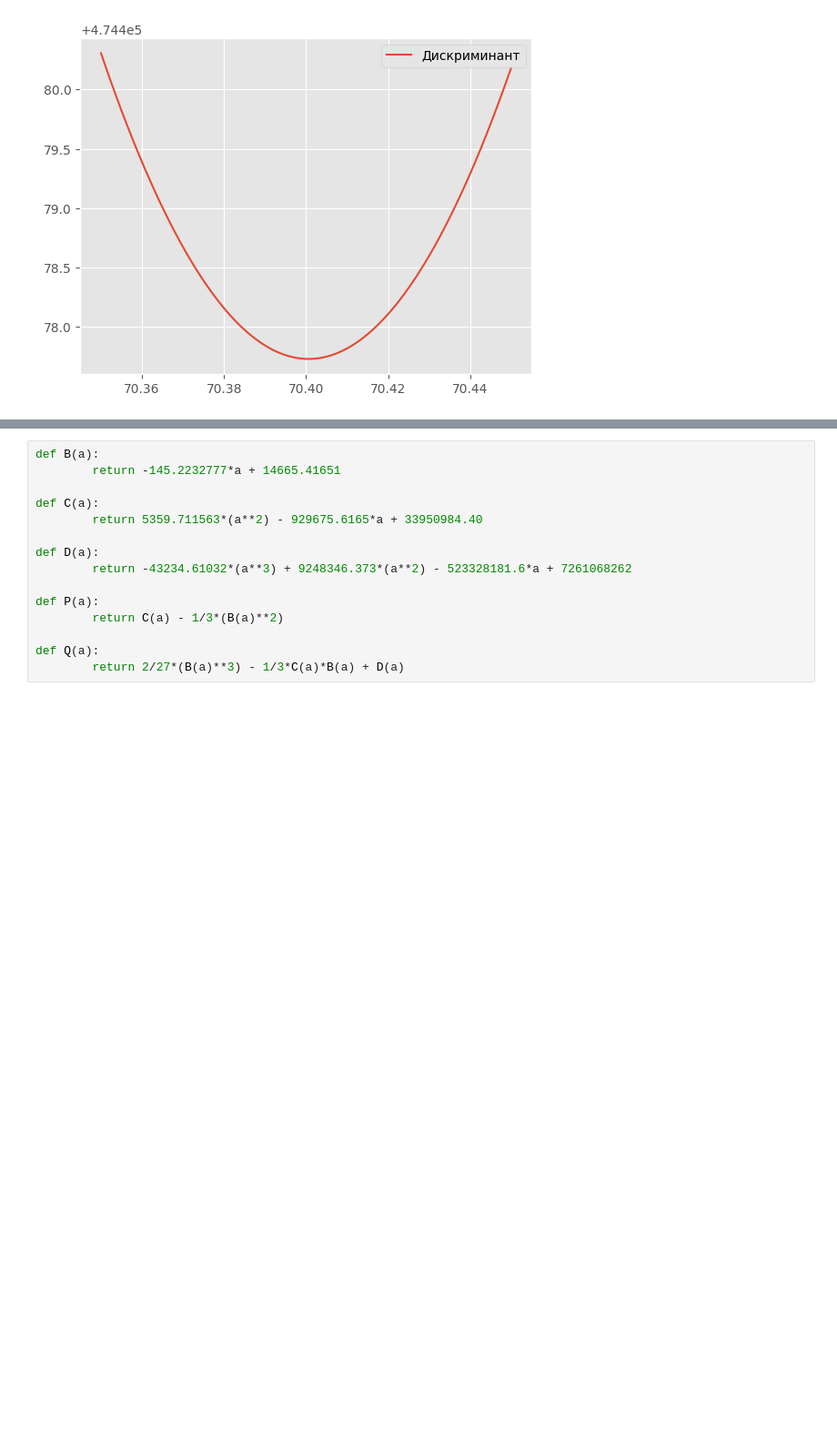
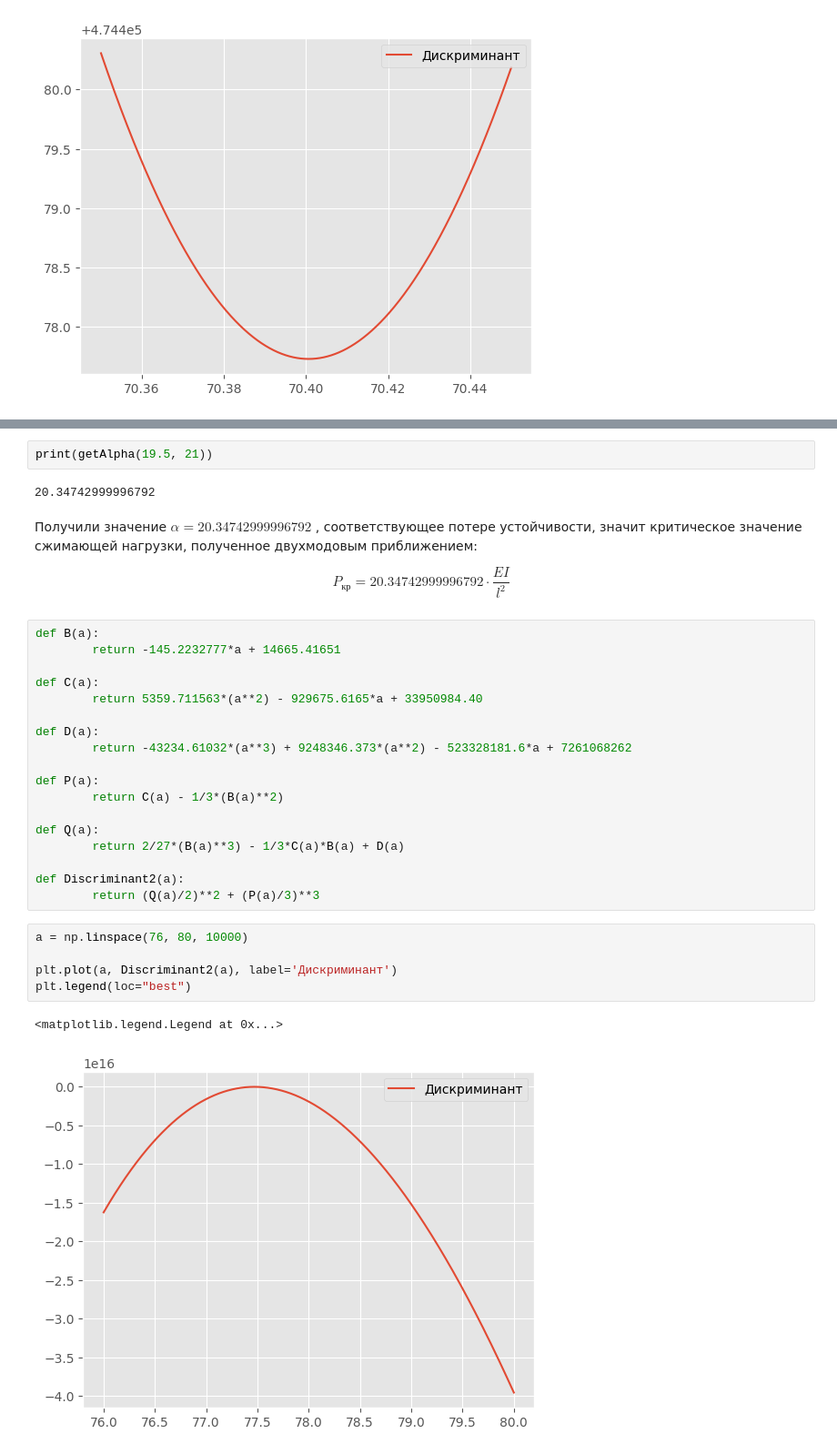
Before and after one commit to Ivan-Yagilev/DOOMs, a Jupyter notebook: calculation.ipynb, the cells around one changed output, grey strips where cells are left out. Shown: that part at 91% size. Saved outputs shown, nothing was run; the diff lists cells and outputs as text; blank space fills up the shorter version.

```diff
--- a/calculation.ipynb
+++ b/calculation.ipynb
@@ -404,3 +482,11 @@ print(getAlpha(20, 21))
+# %%
+print(getAlpha(19.5, 21))
+# %% [output]
+20.34742999996792
+# %% [markdown]
+Получили значение $\alpha = 20.34742999996792$ , соответствующее потере устойчивости, значит критическое значение сжимающей нагрузки, полученное двухмодовым приближением:
+
+$$P_{кр} = 20.34742999996792\cdot\frac{EI}{l^2}$$
 # %%
 def B(a):
         return -145.2232777*a + 14665.41651
@@ -416,3 +502,14 @@ def P(a):
 
 def Q(a):
         return 2/27*(B(a)**3) - 1/3*C(a)*B(a) + D(a)
+
+def Discriminant2(a):
+        return (Q(a)/2)**2 + (P(a)/3)**3
+# %%
+a = np.linspace(76, 80, 10000)
+
+plt.plot(a, Discriminant2(a), label='Дискриминант')
+plt.legend(loc="best")
+# %% [output]
+<matplotlib.legend.Legend at 0x...>
+[figure, added]
```
Also changed, not shown: parts of 11 cells of this notebook.
